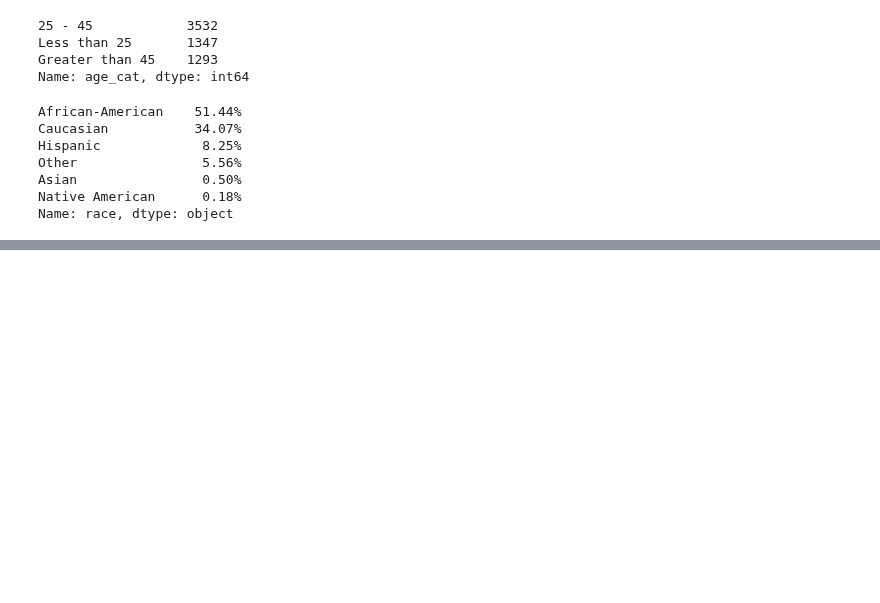
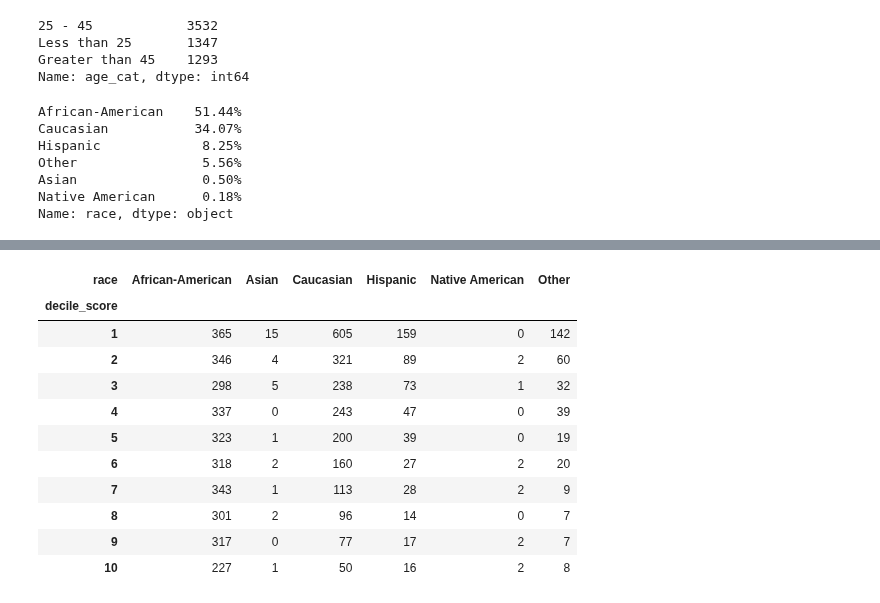
Before and after one commit to Heity94/Compas-recidivism-analysis, a Jupyter notebook: notebooks/Philipp/EDA_Philipp.ipynb, the cells around one changed output, grey strips where cells are left out. Saved outputs shown, nothing was run; the diff lists cells and outputs as text; code cells hidden in the pictures; blank space fills up the shorter version.

```diff
--- a/notebooks/Philipp/EDA_Philipp.ipynb
+++ b/notebooks/Philipp/EDA_Philipp.ipynb
@@ -73,0 +138,15 @@ Name: race, dtype: object
+# %%
+pd.crosstab(df["decile_score"], df["race"])
+# %% [output]
+| race | African-American | Asian | Caucasian | Hispanic | Native American | Other |
+| decile_score |  |  |  |  |  |  |
+| 1 | 365 | 15 | 605 | 159 | 0 | 142 |
+| 2 | 346 | 4 | 321 | 89 | 2 | 60 |
+| 3 | 298 | 5 | 238 | 73 | 1 | 32 |
+| 4 | 337 | 0 | 243 | 47 | 0 | 39 |
+| 5 | 323 | 1 | 200 | 39 | 0 | 19 |
+| 6 | 318 | 2 | 160 | 27 | 2 | 20 |
+| 7 | 343 | 1 | 113 | 28 | 2 | 9 |
+| 8 | 301 | 2 | 96 | 14 | 0 | 7 |
+| 9 | 317 | 0 | 77 | 17 | 2 | 7 |
+| 10 | 227 | 1 | 50 | 16 | 2 | 8 |
```
Also changed, not shown: parts of 10 cells of this notebook.
